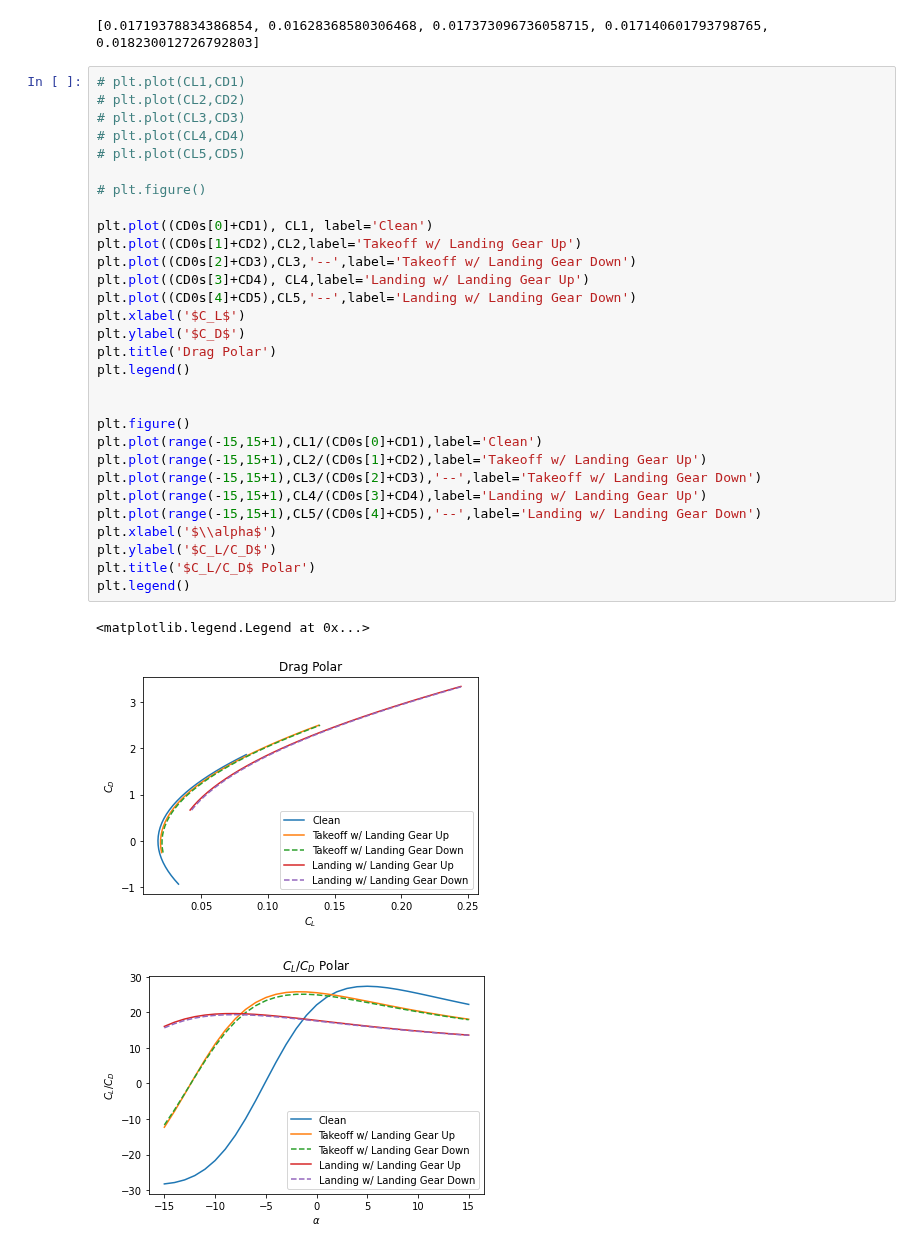
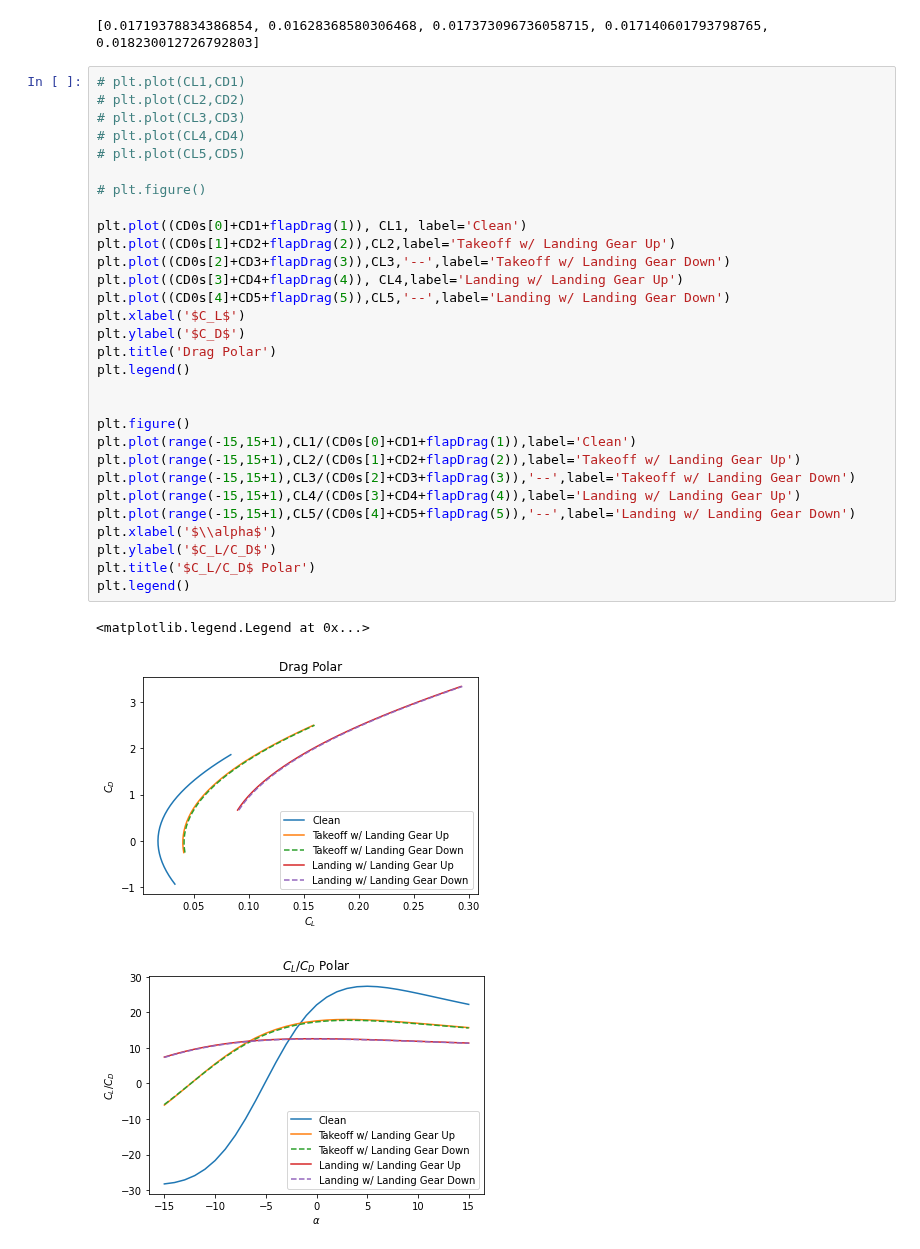
Before and after one commit to jucobee/START, a Jupyter notebook: Code Merging/drag-polar.ipynb, the cells around one changed output. Saved outputs shown, nothing was run; the diff lists cells and outputs as text.

Commit message:
drag polar fix

```diff
--- a/Code Merging/drag-polar.ipynb
+++ b/Code Merging/drag-polar.ipynb
@@ -116,34 +117,34 @@ print(CD0s)
 # %%
 # plt.plot(CL1,CD1)
 # plt.plot(CL2,CD2)
 # plt.plot(CL3,CD3)
 # plt.plot(CL4,CD4)
 # plt.plot(CL5,CD5)
 
 # plt.figure()
 
-plt.plot((CD0s[0]+CD1), CL1, label='Clean')
-plt.plot((CD0s[1]+CD2),CL2,label='Takeoff w/ Landing Gear Up')
-plt.plot((CD0s[2]+CD3),CL3,'--',label='Takeoff w/ Landing Gear Down')
-plt.plot((CD0s[3]+CD4), CL4,label='Landing w/ Landing Gear Up')
-plt.plot((CD0s[4]+CD5),CL5,'--',label='Landing w/ Landing Gear Down')
+plt.plot((CD0s[0]+CD1+flapDrag(1)), CL1, label='Clean')
+plt.plot((CD0s[1]+CD2+flapDrag(2)),CL2,label='Takeoff w/ Landing Gear Up')
+plt.plot((CD0s[2]+CD3+flapDrag(3)),CL3,'--',label='Takeoff w/ Landing Gear Down')
+plt.plot((CD0s[3]+CD4+flapDrag(4)), CL4,label='Landing w/ Landing Gear Up')
+plt.plot((CD0s[4]+CD5+flapDrag(5)),CL5,'--',label='Landing w/ Landing Gear Down')
 plt.xlabel('$C_L$')
 plt.ylabel('$C_D$')
 plt.title('Drag Polar')
 plt.legend()
 
 
 plt.figure()
-plt.plot(range(-15,15+1),CL1/(CD0s[0]+CD1),label='Clean')
-plt.plot(range(-15,15+1),CL2/(CD0s[1]+CD2),label='Takeoff w/ Landing Gear Up')
-plt.plot(range(-15,15+1),CL3/(CD0s[2]+CD3),'--',label='Takeoff w/ Landing Gear Down')
-plt.plot(range(-15,15+1),CL4/(CD0s[3]+CD4),label='Landing w/ Landing Gear Up')
-plt.plot(range(-15,15+1),CL5/(CD0s[4]+CD5),'--',label='Landing w/ Landing Gear Down')
+plt.plot(range(-15,15+1),CL1/(CD0s[0]+CD1+flapDrag(1)),label='Clean')
+plt.plot(range(-15,15+1),CL2/(CD0s[1]+CD2+flapDrag(2)),label='Takeoff w/ Landing Gear Up')
+plt.plot(range(-15,15+1),CL3/(CD0s[2]+CD3+flapDrag(3)),'--',label='Takeoff w/ Landing Gear Down')
+plt.plot(range(-15,15+1),CL4/(CD0s[3]+CD4+flapDrag(4)),label='Landing w/ Landing Gear Up')
+plt.plot(range(-15,15+1),CL5/(CD0s[4]+CD5+flapDrag(5)),'--',label='Landing w/ Landing Gear Down')
 plt.xlabel('$\\alpha$')
 plt.ylabel('$C_L/C_D$')
 plt.title('$C_L/C_D$ Polar')
 plt.legend()
 # %% [output]
 <matplotlib.legend.Legend at 0x...>
-[figure, old version]
+[figure, new version]
-[figure, old version]
+[figure, new version]
```
Also changed, not shown: parts of 1 cell of this notebook, 8 other files.
